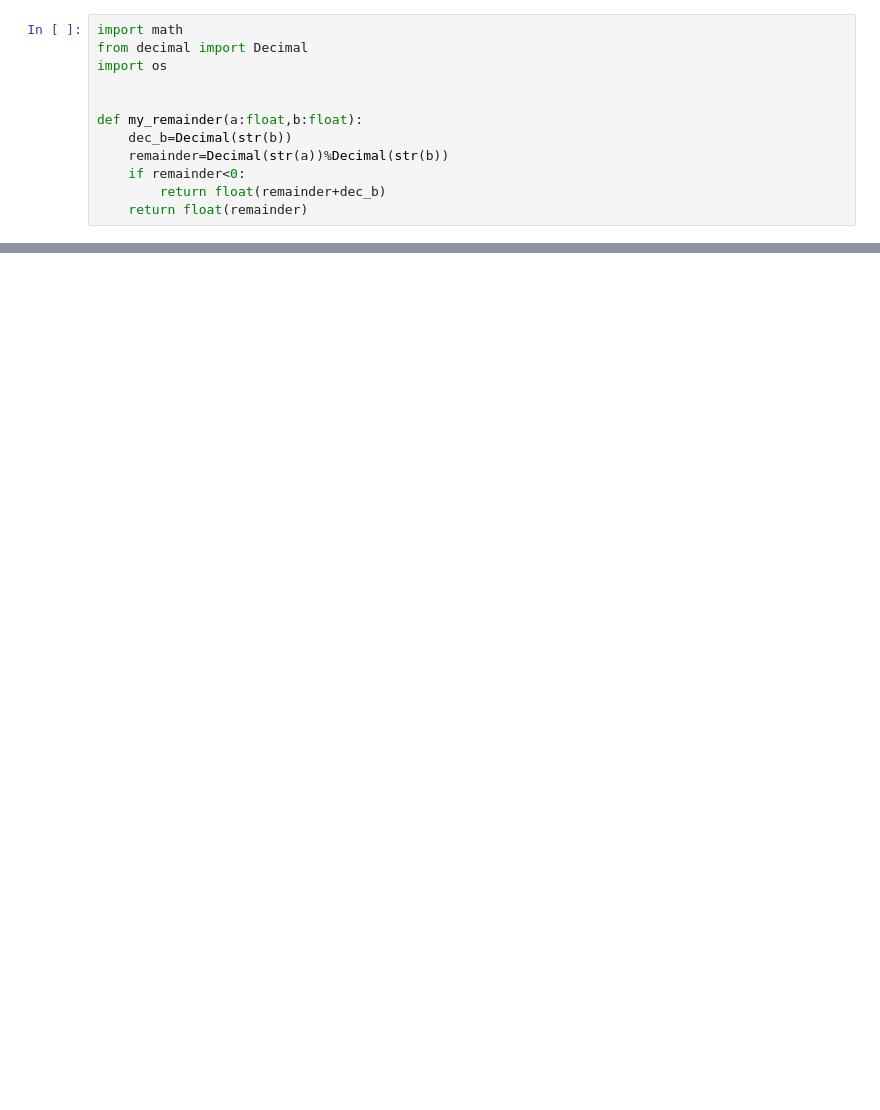
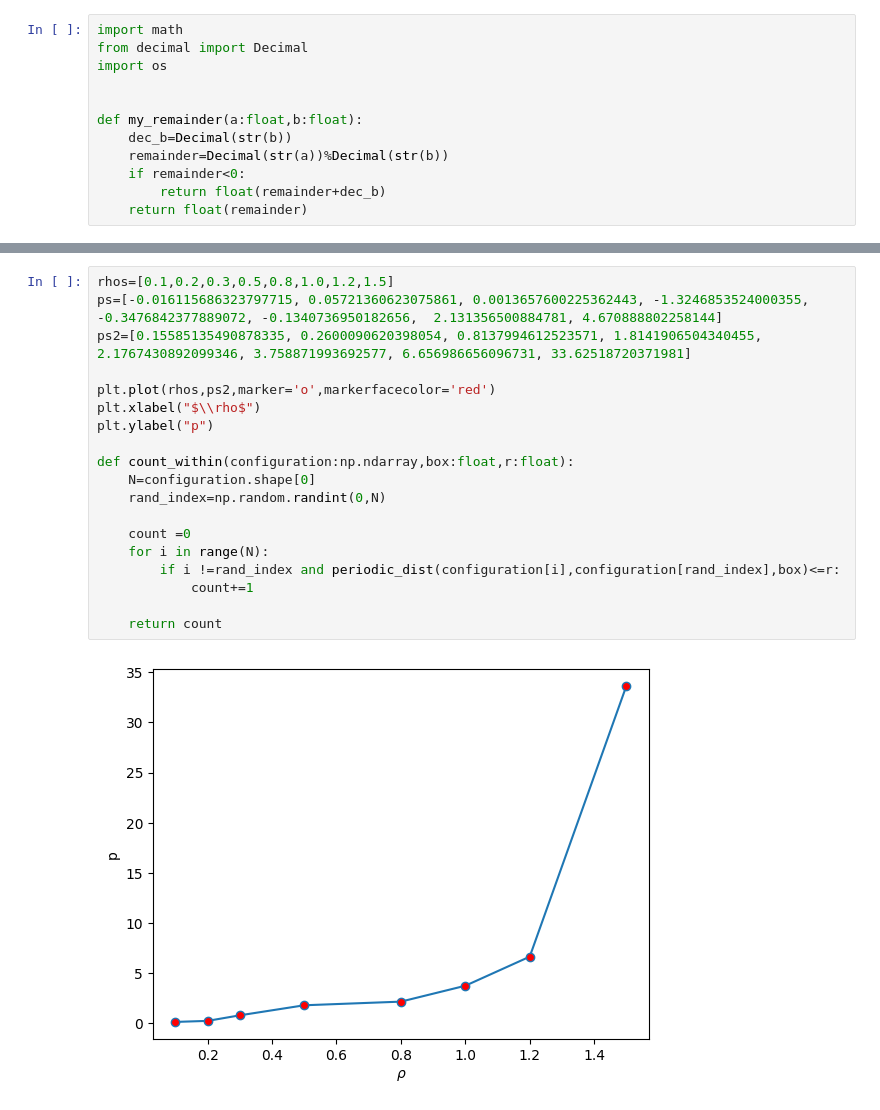
Before and after one commit to Tom20200112/comp_physics, a Jupyter notebook: Project/project.ipynb, the cells around one changed output, grey strips where cells are left out. Drawn from its saved outputs; the diff is of its cells as text; blank space fills up the shorter version.

```diff
--- a/Project/project.ipynb
+++ b/Project/project.ipynb
@@ -372,0 +414,21 @@ print(energies_md)
+# %%
+rhos=[0.1,0.2,0.3,0.5,0.8,1.0,1.2,1.5]
+ps=[-0.016115686323797715, 0.05721360623075861, 0.0013657600225362443, -1.3246853524000355, -0.3476842377889072, -0.1340736950182656,  2.131356500884781, 4.670888802258144]
+ps2=[0.15585135490878335, 0.2600090620398054, 0.8137994612523571, 1.8141906504340455, 2.1767430892099346, 3.758871993692577, 6.656986656096731, 33.62518720371981]
+
+plt.plot(rhos,ps2,marker='o',markerfacecolor='red')
+plt.xlabel("$\\rho$")
+plt.ylabel("p")
+
+def count_within(configuration:np.ndarray,box:float,r:float):
+    N=configuration.shape[0]
+    rand_index=np.random.randint(0,N)
+
+    count =0
+    for i in range(N):
+        if i !=rand_index and periodic_dist(configuration[i],configuration[rand_index],box)<=r:
+            count+=1
+
+    return count
+# %% [output]
+[figure, added]
```
Also changed, not shown: parts of 14 cells of this notebook, 9 other files.
